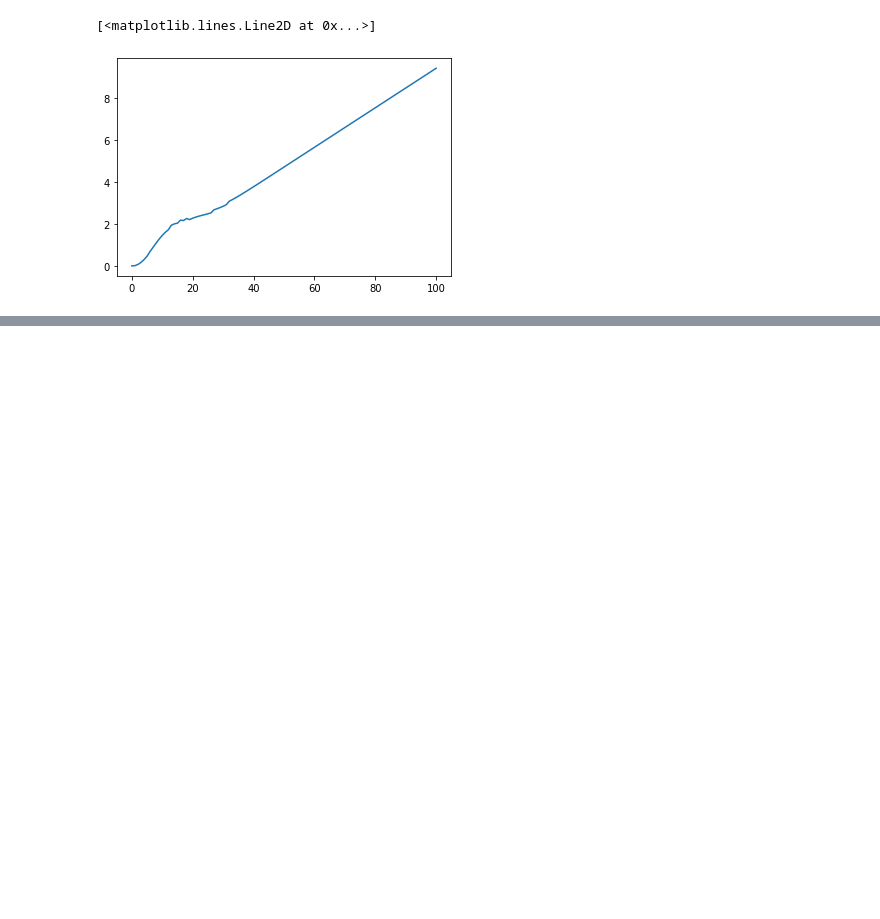
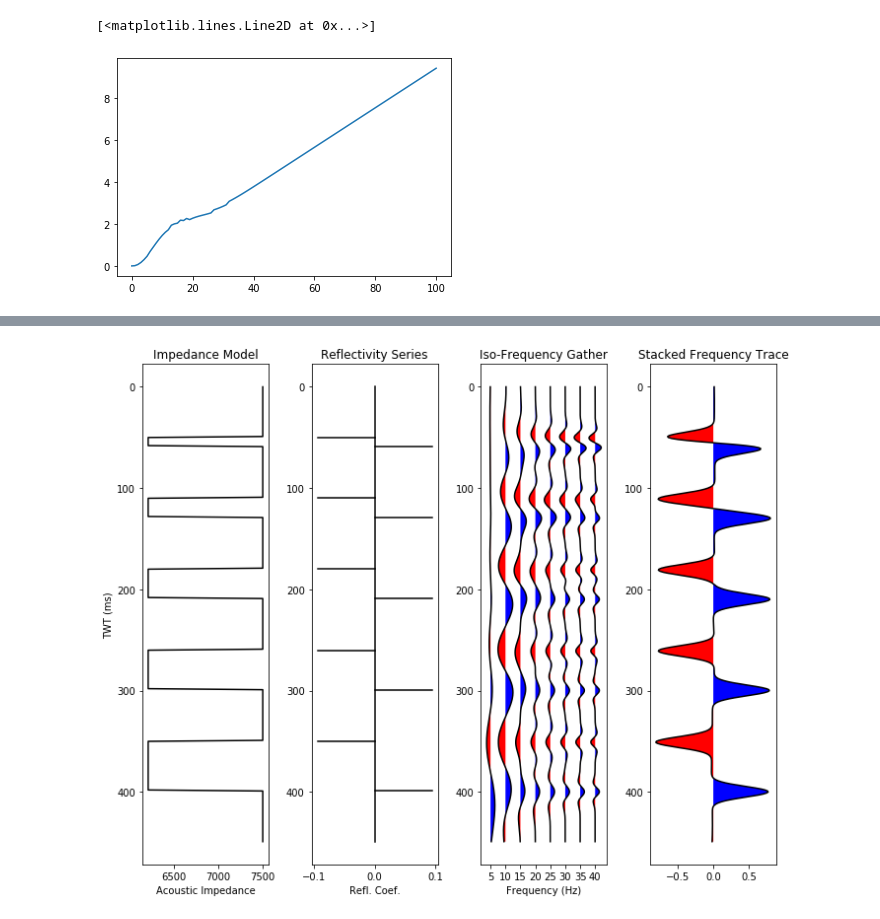
Before and after one commit to bdowdell/flask_pyseistuned, a Jupyter notebook: nb/image_plots.ipynb, the cells around one changed output, grey strips where cells are left out. Saved outputs shown, nothing was run; the diff lists cells and outputs as text; code cells hidden in the pictures; blank space fills up the shorter version.

```diff
--- a/nb/image_plots.ipynb
+++ b/nb/image_plots.ipynb
@@ -376,0 +447,68 @@ plt.plot(wedge_thickness, amp/(1/apparent_wedge_thickness))
+# %%
+def convolve(rc, wavelet):
+    synth = np.apply_along_axis(lambda t: np.convolve(t, wavelet, mode="same"), axis=0, arr=rc)
+    return synth
+# %%
+synth_05 = convolve(rc_trace, ricker_05)
+synth_10 = convolve(rc_trace, ricker_10)
+synth_15 = convolve(rc_trace, ricker_15)
+synth_20 = convolve(rc_trace, ricker_20)
+synth_25 = convolve(rc_trace, ricker_25)
+synth_30 = convolve(rc_trace, ricker_30)
+synth_35 = convolve(rc_trace, ricker_35)
+synth_40 = convolve(rc_trace, ricker_40)
+# %%
+iso_freq_gather = np.column_stack((synth_05, synth_10, synth_15, synth_20, synth_25, synth_30, synth_35, synth_40))
+# %%
+ifg_min = np.min(iso_freq_gather)
+ifg_max = np.max(iso_freq_gather)
+d_ifg = ifg_max - ifg_min
+
+dx = 5
+
+fig = plt.figure(figsize=(10,8))
+
+ax1 = fig.add_subplot(141)
+ax1.plot(imp_trace, z, 'k')
+ax1.set_xlabel('Acoustic Impedance')
+ax1.set_ylabel('TWT (ms)')
+ax1.set_title('Impedance Model')
+ax1.invert_yaxis()
+
+ax2 = fig.add_subplot(142, sharey=ax1)
+ax2.plot(np.zeros(rc_trace.shape), z, 'k')
+for i,_ in enumerate(rc_trace):
+    if rc_trace[i] < 0:
+        rc_x = [rc_trace[i], 0]
+        rc_y = [i, i]
+        ax2.plot(rc_x, rc_y, 'k')
+    elif rc_trace[i] > 0:
+        rc_x = [0, rc_trace[i]]
+        rc_y = [i, i]
+        ax2.plot(rc_x, rc_y, 'k')
+ax2.set_xlabel('Refl. Coef.')
+ax2.set_title('Reflectivity Series')
+
+ax3 = fig.add_subplot(143, sharey=ax1)
+for i, trace in enumerate(iso_freq_gather.transpose()):
+    tr = (((trace - ifg_min)/d_ifg) - 0.5)*dx*1
+    x = i*dx + 5
+    ax3.plot((x + tr), z, 'k')
+    ax3.fill_betweenx(z, x, (x + tr), where=tr>=0, facecolor='blue')
+    ax3.fill_betweenx(z, x, (x + tr), where=tr<=0, facecolor='red')
+#ax.invert_yaxis()
+#ax.set_ylabel('TWT (ms)')
+ax3.set_xlabel('Frequency (Hz)')
+ax3.set_xticks([5, 10, 15, 20, 25, 30, 35, 40])
+ax3.set_title('Iso-Frequency Gather')
+
+ax4 = fig.add_subplot(144, sharey=ax1)
+summed_tr = np.apply_along_axis(np.sum, -1, iso_freq_gather)
+ax4.plot(summed_tr, z, 'k')
+ax4.fill_betweenx(z, 0, summed_tr, where=summed_tr>0, facecolor='blue')
+ax4.fill_betweenx(z, 0, summed_tr, where=summed_tr<0, facecolor='red')
+ax4.set_title('Stacked Frequency Trace')
+
+plt.tight_layout()
+# %% [output]
+[figure, added]
```
Also changed, not shown: parts of 11 cells of this notebook.
